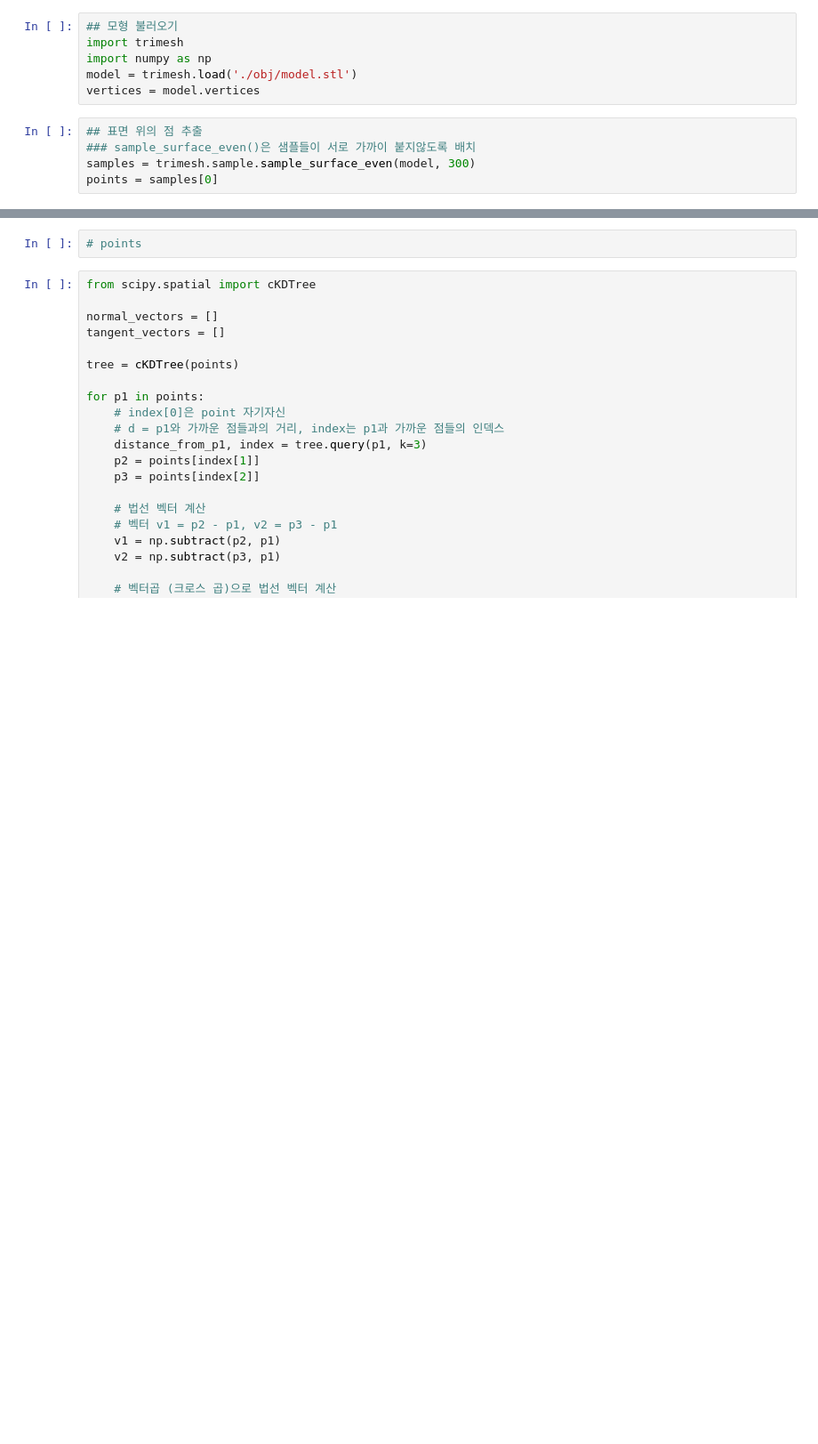
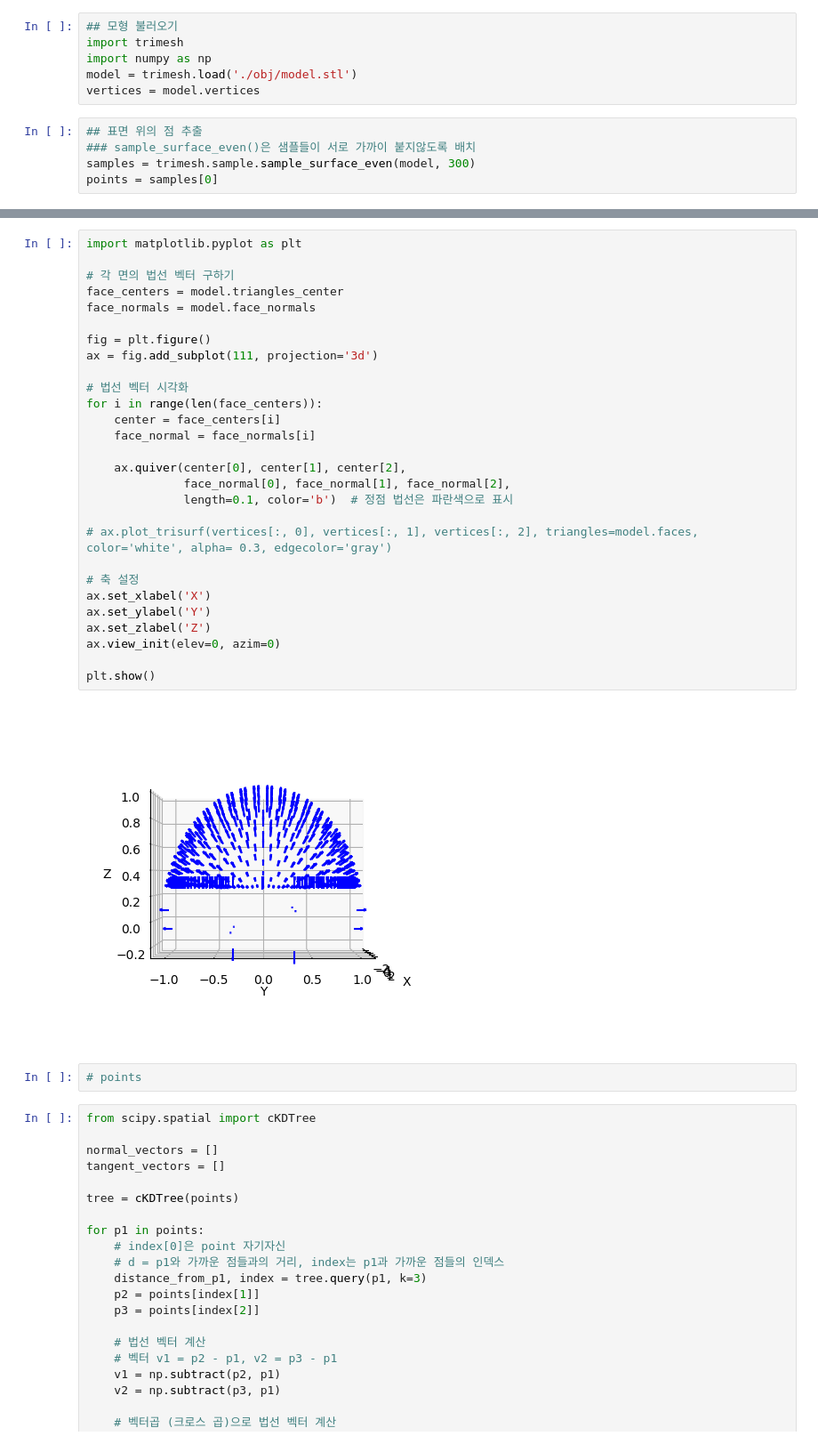
Before and after one commit to vinca0224/3D, a Jupyter notebook: normalVector.ipynb, the cells around one changed output, grey strips where cells are left out. Shown at 89% size. Saved outputs shown, nothing was run; the diff lists cells and outputs as text; blank space fills up the shorter version.

```diff
--- a/normalVector.ipynb
+++ b/normalVector.ipynb
@@ -42,3 +39,33 @@ plt.show()
+# %%
+import matplotlib.pyplot as plt
+
+# 각 면의 법선 벡터 구하기
+face_centers = model.triangles_center
+face_normals = model.face_normals
+
+fig = plt.figure()
+ax = fig.add_subplot(111, projection='3d')
+
+# 법선 벡터 시각화
+for i in range(len(face_centers)):
+    center = face_centers[i]
+    face_normal = face_normals[i]
+
+    ax.quiver(center[0], center[1], center[2],
+              face_normal[0], face_normal[1], face_normal[2],
+              length=0.1, color='b')  # 정점 법선은 파란색으로 표시
+
+# ax.plot_trisurf(vertices[:, 0], vertices[:, 1], vertices[:, 2], triangles=model.faces, color='white', alpha= 0.3, edgecolor='gray')
+
+# 축 설정
+ax.set_xlabel('X')
+ax.set_ylabel('Y')
+ax.set_zlabel('Z')
+ax.view_init(elev=0, azim=0)
+
+plt.show()
+# %% [output]
+[figure, added]
 # %%
 # points
 # %%
```
Also changed, not shown: parts of 2 cells of this notebook, 1 other file.
